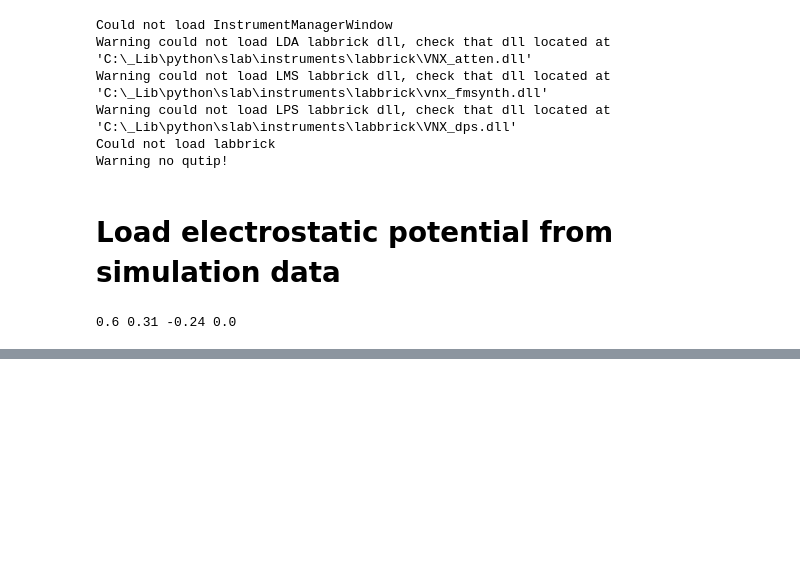
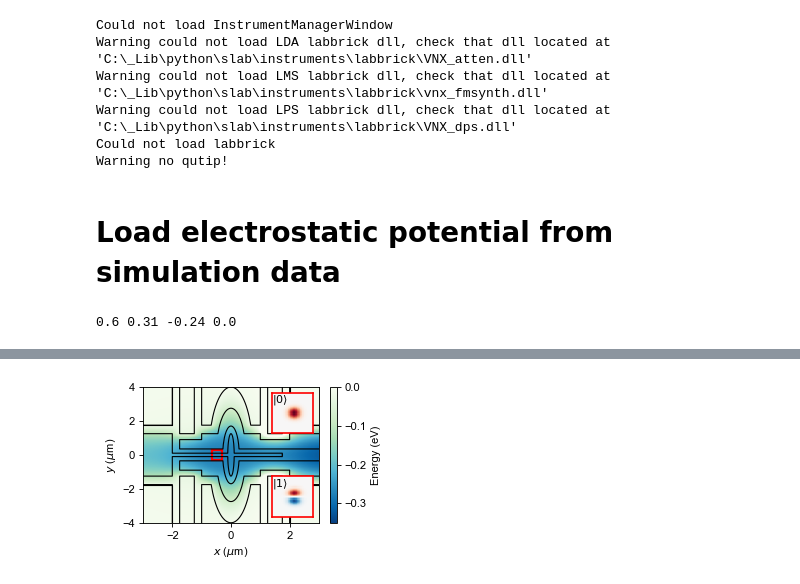
Before and after one commit to gkoolstra/ipython-notebooks, a Jupyter notebook: 20180219 - Generate 2D SE wavefunctions.ipynb, the cells around one changed output, grey strips where cells are left out. Drawn from its saved outputs; the diff is of its cells as text; code cells hidden in the pictures; blank space fills up the shorter version.

```diff
--- a/20180219 - Generate 2D SE wavefunctions.ipynb
+++ b/20180219 - Generate 2D SE wavefunctions.ipynb
@@ -189,0 +190,69 @@ fig.savefig(os.path.join(savepath, "007_wave_functions.png"), dpi=300)
+# %%
+import matplotlib.pyplot as plt
+from mpl_toolkits.axes_grid1.inset_locator import zoomed_inset_axes
+from mpl_toolkits.axes_grid1.inset_locator import mark_inset
+import numpy as np
+import matplotlib
+
+Npts = 501
+x = np.linspace(-3E-6, 3E-6, Npts)
+y = np.linspace(-4E-6, 4E-6, Npts)
+X, Y = np.meshgrid(x, y)
+U = fs.dc_interpolator.ev(X, Y)
+
+fig, ax = plt.subplots(figsize=[3.75, 2.5])
+common.configure_axes(10)
+
+pcm = ax.pcolormesh(X * 1E6, Y * 1E6, U, cmap=plt.cm.GnBu_r, vmin=-0.35, vmax=0.0)
+anneal.draw_from_dxf(os.path.join(fs.master_path, "all_electrodes_nodoubles.dxf"), offset=(0E-6, 0E-6),
+                             color="k", alpha=1.0, lw=1)
+plt.draw()
+
+# plt.plot(X[min_idx] * 1E6, Y[min_idx] * 1E6, 'o', color='violet', label="Minimum")
+cbar = plt.colorbar(pcm)
+cbar.set_ticks([-0.30, -0.20, -0.10, 0.00])
+cbar.ax.set_ylabel("Energy (eV)")
+ax.set_ylabel("$y$ ($\mu$m)")
+ax.set_xlabel("$x$ ($\mu$m)")
+ax.set_xlim(-3, 3)
+ax.set_ylim(-4, 4)
+
+# ax.imshow(Z2, extent=extent, interpolation="nearest",
+#           origin="lower")
+
+# zoom_region_x = (-0.57, -0.36)
+zoom_region_x = (-0.65, -0.30)
+zoom_region_y = (-0.30, 0.30)
+
+ax.add_patch(matplotlib.patches.Rectangle((zoom_region_x[0], zoom_region_y[0]), zoom_region_x[1]-zoom_region_x[0],
+                                          zoom_region_y[1]-zoom_region_y[0], lw=2, edgecolor='r', facecolor='none'))
+
+GSaxins = zoomed_inset_axes(ax, 4, loc=1)  # zoom = 6
+GSaxins.pcolormesh(el.x * 1E6, el.y * 1E6, Psis[0], cmap=plt.cm.RdBu_r, vmin=cmin, vmax=cmax)
+GSaxins.text(zoom_region_x[0]-0.00, zoom_region_y[1]-0.01, r"$|0\rangle$", ha='left', va='top')
+GSaxins.set_xlim(zoom_region_x)
+GSaxins.set_ylim(zoom_region_y)
+GSaxins.set_xticks([])
+GSaxins.set_yticks([])
+# mark_inset(ax, GSaxins, loc1=2, loc2=4, fc="none", ec="r", lw=1.5)
+for spine in GSaxins.spines.values():
+    spine.set_edgecolor('red')
+    spine.set_linewidth(1.5)
+
+ESaxins = zoomed_inset_axes(ax, 4, loc=4)  # zoom = 6
+ESaxins.pcolormesh(el.x * 1E6, el.y * 1E6, Psis[1], cmap=plt.cm.RdBu_r, vmin=cmin, vmax=cmax)
+ESaxins.text(zoom_region_x[0]-0.00, zoom_region_y[1]-0.01, r"$|1\rangle$", ha='left', va='top')
+ESaxins.set_xlim(zoom_region_x)
+ESaxins.set_ylim(zoom_region_y)
+ESaxins.set_xticks([])
+ESaxins.set_yticks([])
+# mark_inset(ax, ESaxins, loc1=1, loc2=3, fc="none", ec="r", lw=1.5)
+for spine in ESaxins.spines.values():
+    spine.set_edgecolor('red')
+    spine.set_linewidth(1.5)
+
+# mark_inset(ax, ESaxins, loc1=1, loc2=3, fc="none", ec="r", lw=1)
+fig.tight_layout()
+# fig.savefig(r"S:\Gerwin\Electron on helium\Papers\2017 - Circuit QED with a single electron on helium\Supplement\FigS7.pdf", dpi=150)
+# %% [output]
+[figure, added]
```
Also changed, not shown: parts of 5 cells of this notebook, 1 other file.
